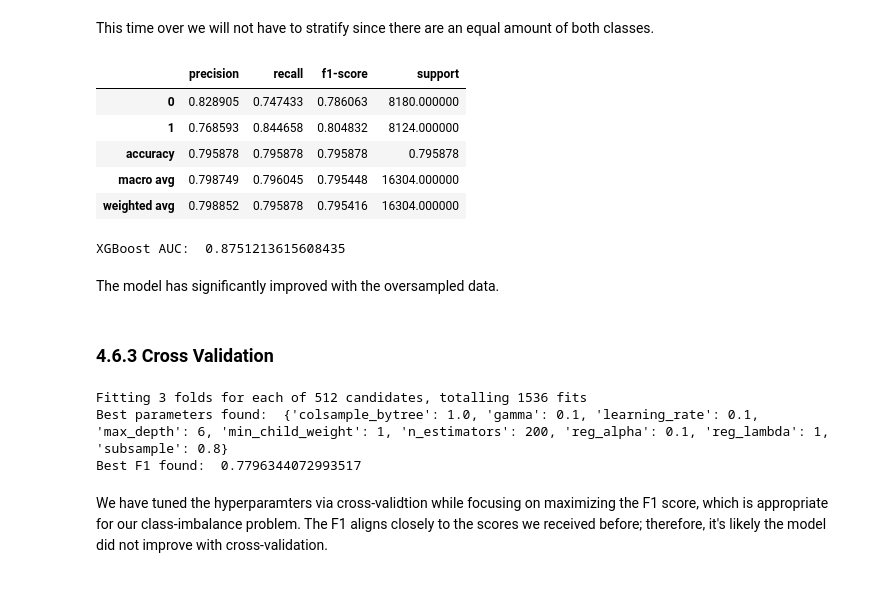
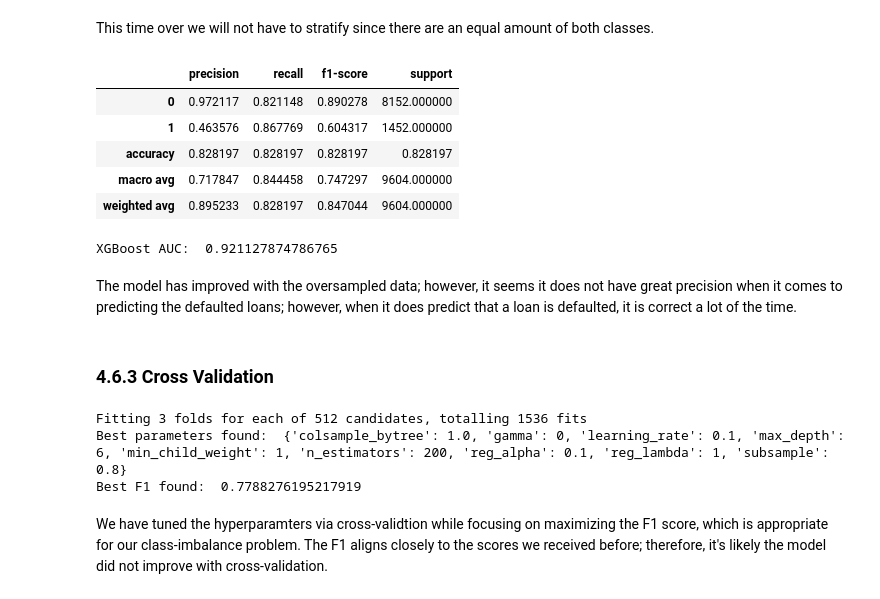
Before and after one commit to issacgomez07/Capstone-2-LendingClub-Defaults, a Jupyter notebook: notebooks/04_modeling.ipynb, the cells around one changed output. Saved outputs shown, nothing was run; the diff lists cells and outputs as text; code cells hidden in the pictures.

Commit message:
completed modeling

```diff
--- a/notebooks/04_modeling.ipynb
+++ b/notebooks/04_modeling.ipynb
@@ -95,7 +95,7 @@ It is evident from the ROC AUC that the models are currently only as good as gue
 # %% [markdown]
 ## 4.6 XGBoost Classifier<a id='4.6_XGBoost_Classifier'></a>
 # %%
-X = df_encoded.drop(columns=['earliest_cr_line','repay_fail'])
+X = df_encoded.drop(columns=['addr_state','earliest_cr_line','repay_fail'])
 y = df_encoded.repay_fail
 
 X_train, X_test, y_train, y_test = train_test_split(X, y, test_size=0.25, random_state=42, stratify=y)
@@ -173,40 +173,40 @@ Name: repay_fail, dtype: int64
 # %% [markdown]
 Now there are an equal amount of both classes.
 # %%
-X_o = df_upsampled.drop(columns=['earliest_cr_line','repay_fail'])
+X_o = df_upsampled.drop(columns=['addr_state','earliest_cr_line','repay_fail'])
 y_o = df_upsampled.repay_fail
 # %% [markdown]
 The data gets split once again into the features we will use to train the model and the feature we want to predict. A suffix `_o` is added to represent 'oversampled' data.
 # %%
-X_train_o, X_test_o, y_train_o, y_test_o = train_test_split(X_over, y_over, test_size=0.25, random_state=42)
+X_train_o, X_test_o, y_train_o, y_test_o = train_test_split(X_o, y_o, test_size=0.25, random_state=42)
 # %% [markdown]
 This time over we will not have to stratify since there are an equal amount of both classes.
 # %%
 # Initialize the model
 xgb_o = XGBClassifier(random_state=42)
 
 #Fit model to training data
 xgb_o.fit(X_train_o, y_train_o)
 
 # Predict on test data
-xgb_pred_o = xgb_over.predict(X_test)
+xgb_pred_o = xgb_o.predict(X_test)
 
 # Obtain prediction probabilities
-xgb_probs_o = xgb_over.predict_proba(X_test)[:,1]
+xgb_probs_o = xgb_o.predict_proba(X_test)[:,1]
 
 # Evaluate predictions
 display(pd.DataFrame(classification_report(y_test, xgb_pred_o,output_dict=True)).T)
 print("XGBoost AUC: ", roc_auc_score(y_test, xgb_probs_o))
 # %% [output]
 |  | precision | recall | f1-score | support |
-| 0 | 0.828905 | 0.747433 | 0.786063 | 8180.000000 |
-| 1 | 0.768593 | 0.844658 | 0.804832 | 8124.000000 |
-| accuracy | 0.795878 | 0.795878 | 0.795878 | 0.795878 |
-| macro avg | 0.798749 | 0.796045 | 0.795448 | 16304.000000 |
-| weighted avg | 0.798852 | 0.795878 | 0.795416 | 16304.000000 |
+| 0 | 0.972117 | 0.821148 | 0.890278 | 8152.000000 |
+| 1 | 0.463576 | 0.867769 | 0.604317 | 1452.000000 |
+| accuracy | 0.828197 | 0.828197 | 0.828197 | 0.828197 |
+| macro avg | 0.717847 | 0.844458 | 0.747297 | 9604.000000 |
+| weighted avg | 0.895233 | 0.828197 | 0.847044 | 9604.000000 |
-XGBoost AUC:  0.8751213615608435
+XGBoost AUC:  0.921127874786765
-# %% [markdown]
-The model has significantly improved with the oversampled data.
+# %% [markdown]
+The model has improved with the oversampled data; however, it seems it does not have great precision when it comes to predicting the defaulted loans; however, when it does predict that a loan is defaulted, it is correct a lot of the time.
 # %% [markdown]
 ### 4.6.3 Cross Validation<a id='4.6.3_Cross_Validation'></a>
 # %%
@@ -245,8 +245,8 @@ print("Best parameters found: ", xgb_grid_search.best_params_)
 print("Best F1 found: ", xgb_grid_search.best_score_)
 # %% [output]
 Fitting 3 folds for each of 512 candidates, totalling 1536 fits
-Best parameters found:  {'colsample_bytree': 1.0, 'gamma': 0.1, 'learning_rate': 0.1, 'max_depth': 6, 'min_child_weight': 1, 'n_estimators': 200, 'reg_alpha': 0.1, 'reg_lambda': 1, 'subsample': 0.8}
-Best F1 found:  0.7796344072993517
+Best parameters found:  {'colsample_bytree': 1.0, 'gamma': 0, 'learning_rate': 0.1, 'max_depth': 6, 'min_child_weight': 1, 'n_estimators': 200, 'reg_alpha': 0.1, 'reg_lambda': 1, 'subsample': 0.8}
+Best F1 found:  0.7788276195217919
 # %% [markdown]
 We have tuned the hyperparamters via cross-validtion while focusing on maximizing the F1 score, which is appropriate for our class-imbalance problem. The F1 aligns closely to the scores we received before; therefore, it's likely the model did not improve with cross-validation.
 # %%
```
Also changed, not shown: parts of 69 cells of this notebook, 7 other files.
